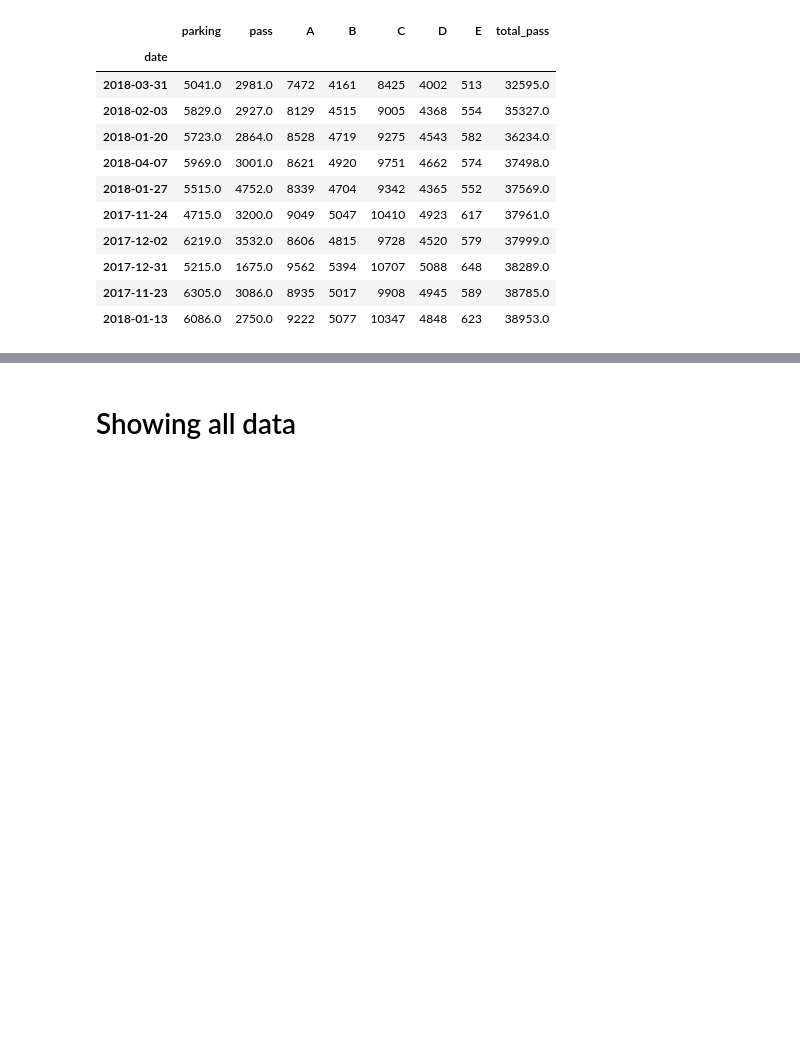
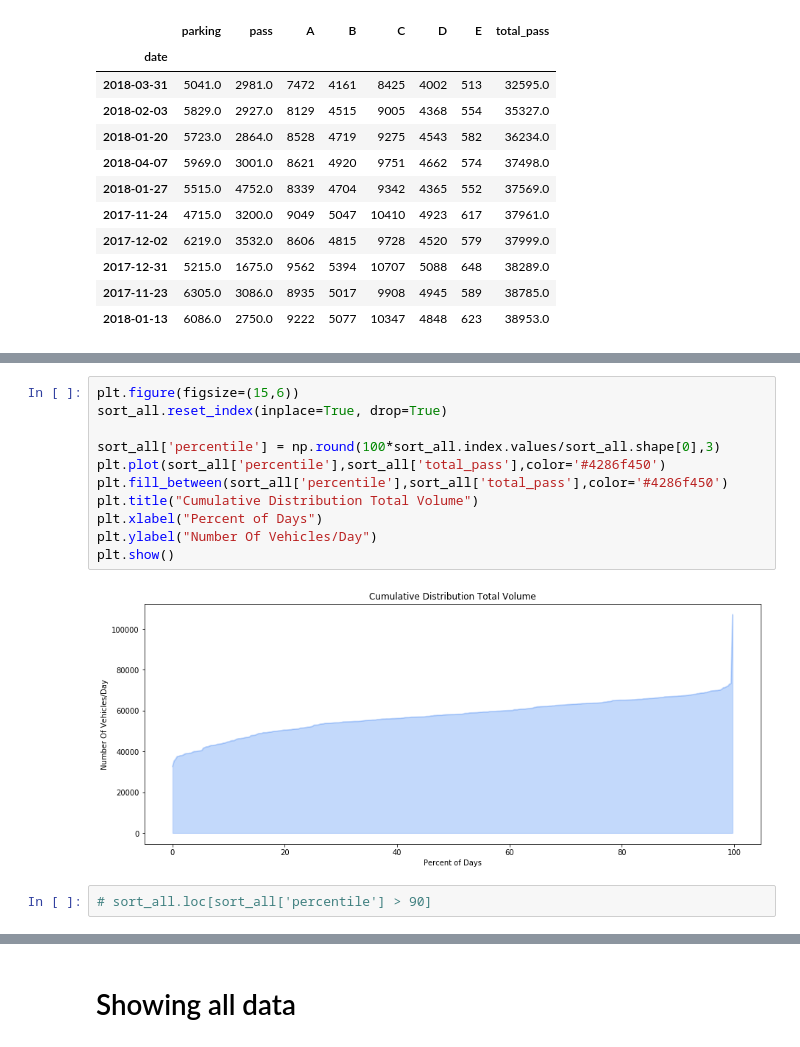
Before and after one commit to NREL/ATHENA-sumo, a Jupyter notebook: Sumo/Simulations/DFW_gen_flow.ipynb, the cells around one changed output, grey strips where cells are left out. Cells and saved outputs as stored; diff of their text form; blank space fills up the shorter version.

```diff
--- a/Sumo/Simulations/DFW_gen_flow.ipynb
+++ b/Sumo/Simulations/DFW_gen_flow.ipynb
@@ -269,0 +186,15 @@ sorted_bott10[['parking','pass','A','B','C','D','E','total_pass']]
+# %%
+plt.figure(figsize=(15,6))
+sort_all.reset_index(inplace=True, drop=True)
+
+sort_all['percentile'] = np.round(100*sort_all.index.values/sort_all.shape[0],3)
+plt.plot(sort_all['percentile'],sort_all['total_pass'],color='#4286f450')
+plt.fill_between(sort_all['percentile'],sort_all['total_pass'],color='#4286f450')
+plt.title("Cumulative Distribution Total Volume")
+plt.xlabel("Percent of Days")
+plt.ylabel("Number Of Vehicles/Day")
+plt.show()
+# %% [output]
+[figure, added]
+# %%
+# sort_all.loc[sort_all['percentile'] > 90]
```
Also changed, not shown: parts of 77 cells of this notebook, 12 other files.
